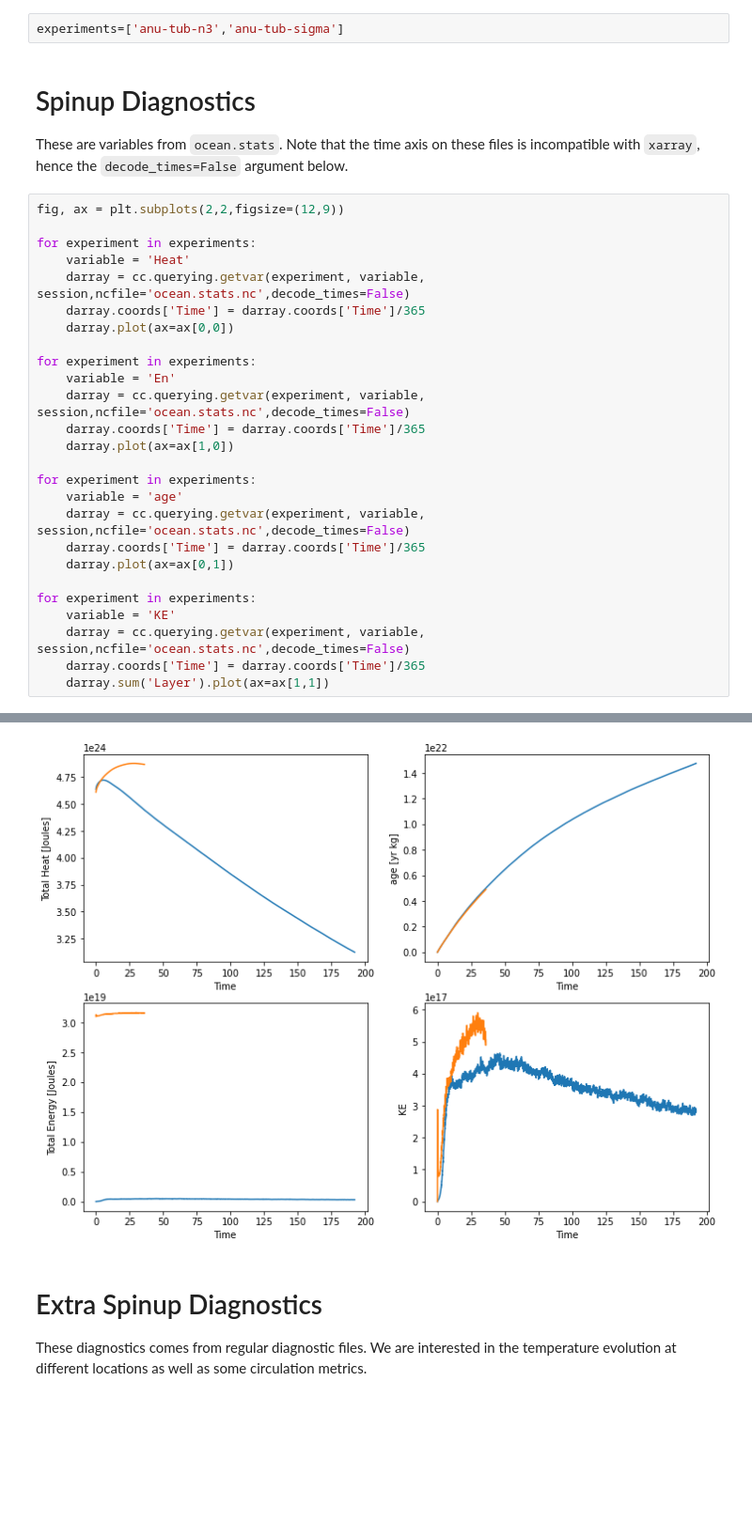
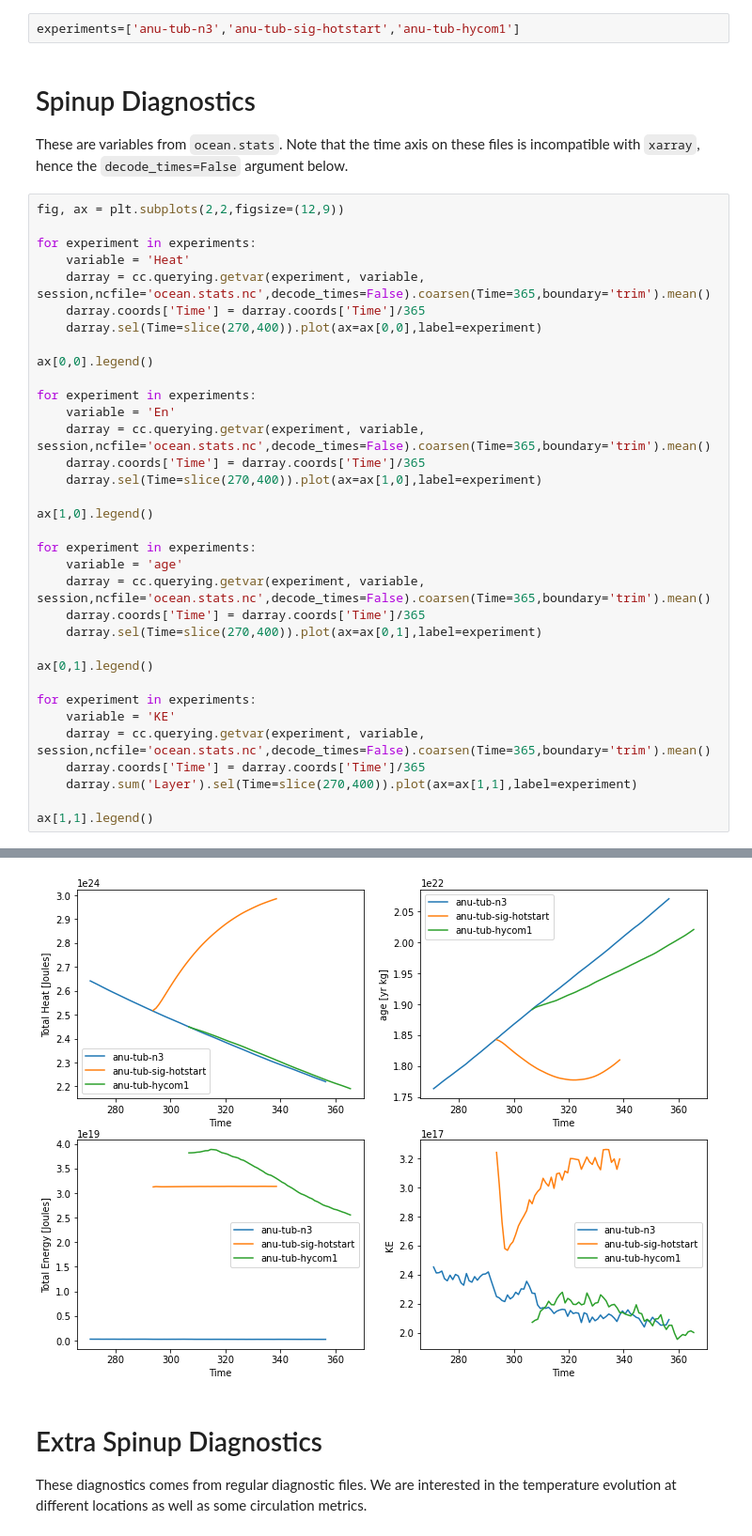
Before and after one commit to AndyHoggANU/anu-tub, a Jupyter notebook: diagnostics/SimpleComparison.ipynb, the cells around one changed output, grey strips where cells are left out. Shown at 94% size. Cells and saved outputs as stored; diff of their text form; blank space fills up the shorter version.

```diff
--- a/diagnostics/SimpleComparison.ipynb
+++ b/diagnostics/SimpleComparison.ipynb
@@ -25,7 +22,7 @@ For now, we only have:
 * `anu-tub-n3`: The latest version of the `zstar` control run. Note that this simulation uses the `julian` calendar (a mistake).
 * `anu-tub-sigma`: First attempt at a terrain-following coordinate simulation.
 # %%
-experiments=['anu-tub-n3','anu-tub-sigma']
+experiments=['anu-tub-n3','anu-tub-sig-hotstart','anu-tub-hycom1']
 # %% [markdown]
 # Spinup Diagnostics
 
@@ -35,25 +32,33 @@ fig, ax = plt.subplots(2,2,figsize=(12,9))
 
 for experiment in experiments:
     variable = 'Heat'
-    darray = cc.querying.getvar(experiment, variable, session,ncfile='ocean.stats.nc',decode_times=False)
+    darray = cc.querying.getvar(experiment, variable, session,ncfile='ocean.stats.nc',decode_times=False).coarsen(Time=365,boundary='trim').mean()
     darray.coords['Time'] = darray.coords['Time']/365
-    darray.plot(ax=ax[0,0])
+    darray.sel(Time=slice(270,400)).plot(ax=ax[0,0],label=experiment)
+
+ax[0,0].legend()
 
 for experiment in experiments:
     variable = 'En'
-    darray = cc.querying.getvar(experiment, variable, session,ncfile='ocean.stats.nc',decode_times=False)
+    darray = cc.querying.getvar(experiment, variable, session,ncfile='ocean.stats.nc',decode_times=False).coarsen(Time=365,boundary='trim').mean()
     darray.coords['Time'] = darray.coords['Time']/365
-    darray.plot(ax=ax[1,0])
+    darray.sel(Time=slice(270,400)).plot(ax=ax[1,0],label=experiment)
+
+ax[1,0].legend()
 
 for experiment in experiments:
     variable = 'age'
-    darray = cc.querying.getvar(experiment, variable, session,ncfile='ocean.stats.nc',decode_times=False)
+    darray = cc.querying.getvar(experiment, variable, session,ncfile='ocean.stats.nc',decode_times=False).coarsen(Time=365,boundary='trim').mean()
     darray.coords['Time'] = darray.coords['Time']/365
-    darray.plot(ax=ax[0,1])
+    darray.sel(Time=slice(270,400)).plot(ax=ax[0,1],label=experiment)
+
+ax[0,1].legend()
 
 for experiment in experiments:
     variable = 'KE'
-    darray = cc.querying.getvar(experiment, variable, session,ncfile='ocean.stats.nc',decode_times=False)
+    darray = cc.querying.getvar(experiment, variable, session,ncfile='ocean.stats.nc',decode_times=False).coarsen(Time=365,boundary='trim').mean()
     darray.coords['Time'] = darray.coords['Time']/365
-    darray.sum('Layer').plot(ax=ax[1,1])
+    darray.sum('Layer').sel(Time=slice(270,400)).plot(ax=ax[1,1],label=experiment)
+
+ax[1,1].legend()
 # %% [output]
@@ -60,4 +66,4 @@ for experiment in experiments:
-[figure, old version]
+[figure, new version]
 # %% [markdown]
 # Extra Spinup Diagnostics
 
```
Also changed, not shown: parts of 9 cells of this notebook, 1 other file.
